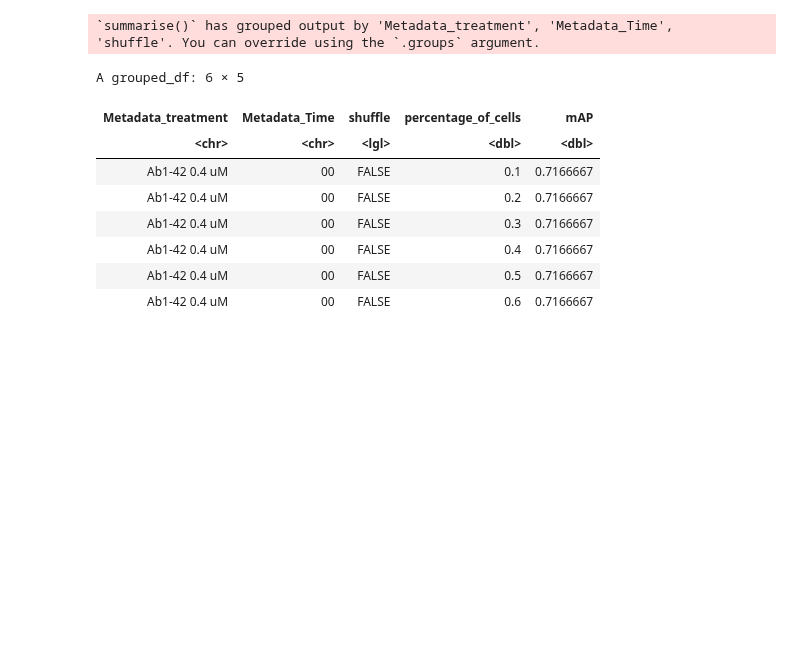
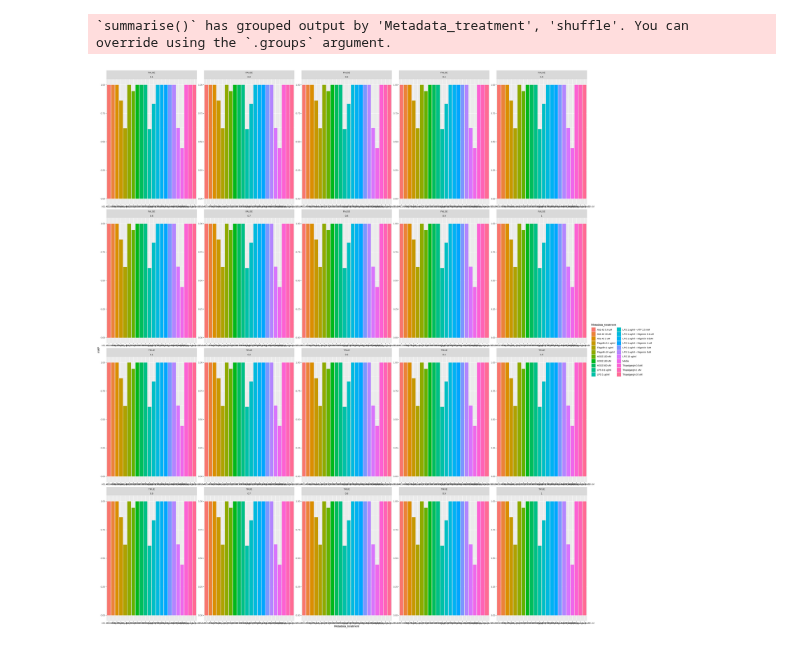
Before and after one commit to MikeLippincott/pyroptosis_live-cell_timelapse, a Jupyter notebook: Wave1_data/6.mAP_analysis/notebooks/4.visualize_mAPs.ipynb, the cells around one changed output. Saved outputs shown, nothing was run; the diff lists cells and outputs as text; code cells hidden in the pictures; blank space fills up the shorter version.

```diff
--- a/Wave1_data/6.mAP_analysis/notebooks/4.visualize_mAPs.ipynb
+++ b/Wave1_data/6.mAP_analysis/notebooks/4.visualize_mAPs.ipynb
@@ -30,20 +18,21 @@ A tibble: 6 × 14
 # %%
-# get the average mAP for each treatment and timepoint
-percent_cell_mAP <- percent_cell_mAP %>%
-  group_by(Metadata_treatment, Metadata_Time, shuffle, percentage_of_cells) %>%
+# get the first time point only
+percent_cell_mAP <- percent_cell_mAP %>% filter(Metadata_Time == "00")
+
+percent_cell_mAP <- percent_cell_mAP %>% group_by(Metadata_treatment, shuffle, percentage_of_cells) %>%
   summarise(mAP = mean(mean_average_precision))
 # %% [output]
-`summarise()` has grouped output by 'Metadata_treatment', 'Metadata_Time',
-'shuffle'. You can override using the `.groups` argument.
+`summarise()` has grouped output by 'Metadata_treatment', 'shuffle'. You can
+override using the `.groups` argument.
-# %%
-head(percent_cell_mAP)
-# %% [output]
-A grouped_df: 6 × 5
-| Metadata_treatment | Metadata_Time | shuffle | percentage_of_cells | mAP |
-| <chr> | <chr> | <lgl> | <dbl> | <dbl> |
-| Ab1-42 0.4 uM | 00 | FALSE | 0.1 | 0.7166667 |
-| Ab1-42 0.4 uM | 00 | FALSE | 0.2 | 0.7166667 |
-| Ab1-42 0.4 uM | 00 | FALSE | 0.3 | 0.7166667 |
-| Ab1-42 0.4 uM | 00 | FALSE | 0.4 | 0.7166667 |
-| Ab1-42 0.4 uM | 00 | FALSE | 0.5 | 0.7166667 |
-| Ab1-42 0.4 uM | 00 | FALSE | 0.6 | 0.7166667 |
+# %%
+width <- 30
+height <- 30
+options(repr.plot.width = width, repr.plot.height = height)
+percent_cell_plot <- (
+    ggplot(data = percent_cell_mAP, aes(x = Metadata_treatment, y = mAP, fill=Metadata_treatment))
+    + geom_bar(stat = "identity", position = "dodge")
+    + facet_wrap(shuffle~percentage_of_cells, scales = "free")
+)
+percent_cell_plot
+# %% [output]
+[figure, added]
```
Also changed, not shown: parts of 4 cells of this notebook, 4 other files.
